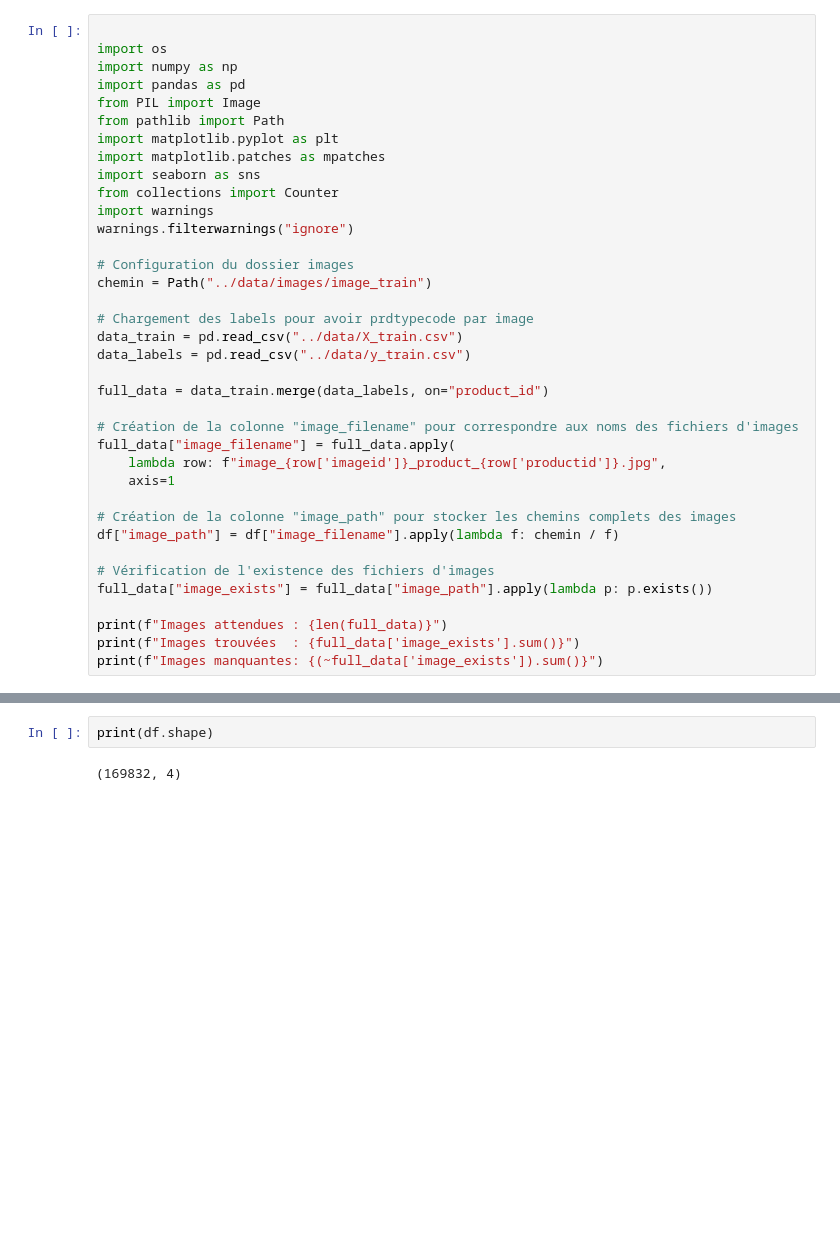
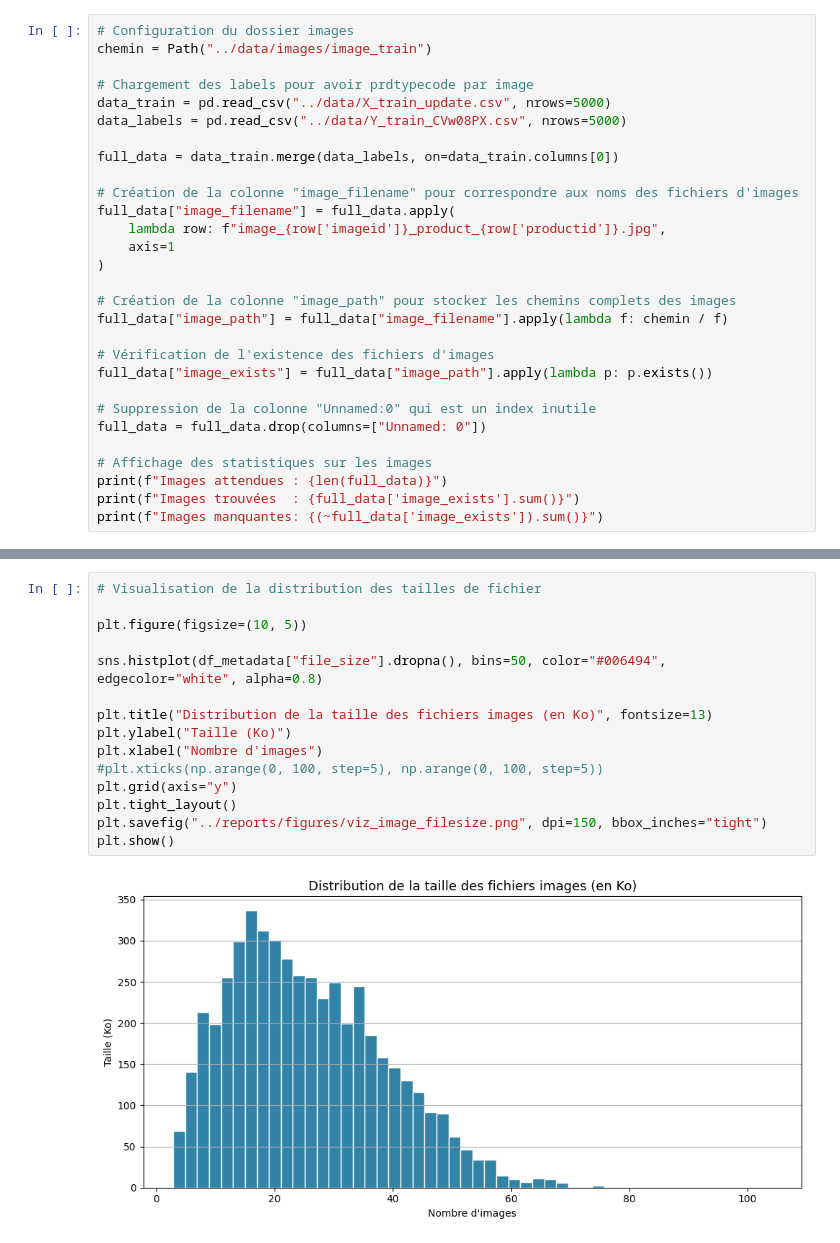
Before and after one commit to YacineA7/Rakuten-MLE-DEC25, a Jupyter notebook: notebooks/DataExploration_Images.ipynb, the cells around one changed output, grey strips where cells are left out. Saved outputs shown, nothing was run; the diff lists cells and outputs as text; blank space fills up the shorter version.

```diff
--- a/notebooks/DataExploration_Images.ipynb
+++ b/notebooks/DataExploration_Images.ipynb
@@ -1,37 +52,29 @@
 # %%
-
-import os
-import numpy as np
-import pandas as pd
-from PIL import Image
-from pathlib import Path
-import matplotlib.pyplot as plt
-import matplotlib.patches as mpatches
-import seaborn as sns
-from collections import Counter
-import warnings
-warnings.filterwarnings("ignore")
-
 # Configuration du dossier images
 chemin = Path("../data/images/image_train")
 
 # Chargement des labels pour avoir prdtypecode par image
-data_train = pd.read_csv("../data/X_train.csv")
-data_labels = pd.read_csv("../data/y_train.csv")
+data_train = pd.read_csv("../data/X_train_update.csv", nrows=5000)
+data_labels = pd.read_csv("../data/Y_train_CVw08PX.csv", nrows=5000)
 
-full_data = data_train.merge(data_labels, on="product_id")
+full_data = data_train.merge(data_labels, on=data_train.columns[0])
 
 # Création de la colonne "image_filename" pour correspondre aux noms des fichiers d'images
 full_data["image_filename"] = full_data.apply(
     lambda row: f"image_{row['imageid']}_product_{row['productid']}.jpg",
     axis=1
+)
 
 # Création de la colonne "image_path" pour stocker les chemins complets des images
-df["image_path"] = df["image_filename"].apply(lambda f: chemin / f)
+full_data["image_path"] = full_data["image_filename"].apply(lambda f: chemin / f)
 
 # Vérification de l'existence des fichiers d'images
 full_data["image_exists"] = full_data["image_path"].apply(lambda p: p.exists())
 
+# Suppression de la colonne "Unnamed:0" qui est un index inutile
+full_data = full_data.drop(columns=["Unnamed: 0"])
+
+# Affichage des statistiques sur les images
 print(f"Images attendues : {len(full_data)}")
 print(f"Images trouvées  : {full_data['image_exists'].sum()}")
 print(f"Images manquantes: {(~full_data['image_exists']).sum()}")
@@ -73,5 +216,18 @@ df.to_csv("train_list.csv",index= False)
 # %%
-print(df.shape)
+# Visualisation de la distribution des tailles de fichier
+
+plt.figure(figsize=(10, 5))
+
+sns.histplot(df_metadata["file_size"].dropna(), bins=50, color="#006494", edgecolor="white", alpha=0.8)
+
+plt.title("Distribution de la taille des fichiers images (en Ko)", fontsize=13)
+plt.ylabel("Taille (Ko)")
+plt.xlabel("Nombre d'images")
+#plt.xticks(np.arange(0, 100, step=5), np.arange(0, 100, step=5))
+plt.grid(axis="y")
+plt.tight_layout()
+plt.savefig("../reports/figures/viz_image_filesize.png", dpi=150, bbox_inches="tight")
+plt.show()
 # %% [output]
-(169832, 4)
+[figure, added]
 # %%
```
Also changed, not shown: parts of 19 cells of this notebook, 16 other files.
